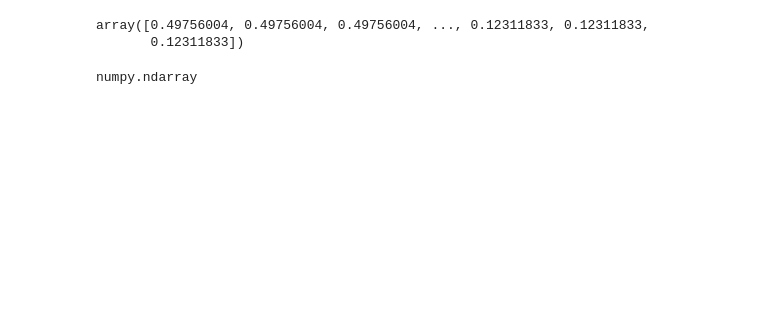
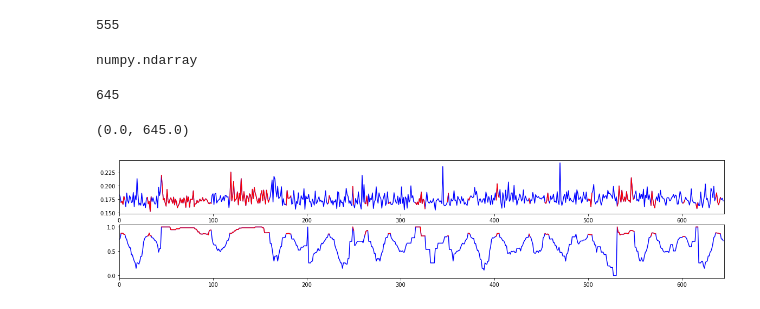
Before and after one commit to odedns/hackathon, a Jupyter notebook: SourceCode/example/TestS2gWrapper.ipynb, the cells around one changed output. Drawn from its saved outputs; the diff is of its cells as text; code cells hidden in the pictures; blank space fills up the shorter version.

Commit message:
graph

```diff
--- a/SourceCode/example/TestS2gWrapper.ipynb
+++ b/SourceCode/example/TestS2gWrapper.ipynb
@@ -8,12 +9,13 @@ sys.path.insert(0, '../src/hackathon')
 
 from s2g_wrapper import *
 # %%
-index = 4
-ucols = []
+#index = 4
+ucols = [0,4]
 ucols.append(index)
 df = pd.read_csv("../DATA/8033.csv",header=None,usecols=ucols)
-pattern_length = 75
-query_length = 100
-
-s2gw = S2gWrapper(df,query_length,pattern_length)
-scores = s2gw.calc(4)
+df[0] = pd.to_datetime(df[0])
+print(df.head())
+print('data shape:\n', df.shape)
+#df = df.truncatete(before=1,after=10)
+df = df.iloc[8000:]
+df[4].size
@@ -20,9 +32,40 @@ scores = s2gw.calc(4)
 # %%
-scores
+pattern_length = 75
+query_length = 100
+
+s2gw = S2gWrapper(df,query_length,pattern_length)
+scores = s2gw.calc(4)
+len(scores)
 # %% [output]
-array([0.49756004, 0.49756004, 0.49756004, ..., 0.12311833, 0.12311833,
-       0.12311833])
+555
 # %%
 type(df[4].values)
 # %% [output]
 numpy.ndarray
+# %%
+threshold = 0.8
+anom_val = [];
+anom_score = [];
+for i in range(len(scores)):
+    if(scores[i] > threshold):
+        anom_val.append(df[4].values[i])
+        anom_score.append(scores[i])
+    else:
+        anom_val.append(np.nan)
+        anom_score.append(np.nan)
+
+len(anom_val)
+# %% [output]
+645
+# %%
+fig,ax = plt.subplots(2,1,figsize=(20,4))
+ax[0].plot(df[4].values[0:len(anom_val)],color='blue')
+ax[0].plot(anom_val[0:len(anom_val)],color='red')
+
+ax[1].plot(scores,color='blue')
+ax[1].plot(anom_score,color='red')
+ax[0].set_xlim(0,len(anom_score))
+ax[1].set_xlim(0,len(anom_score))
+# %% [output]
+(0.0, 645.0)
+[figure, added]
```
Also changed, not shown: parts of 2 cells of this notebook, 4 other files.
